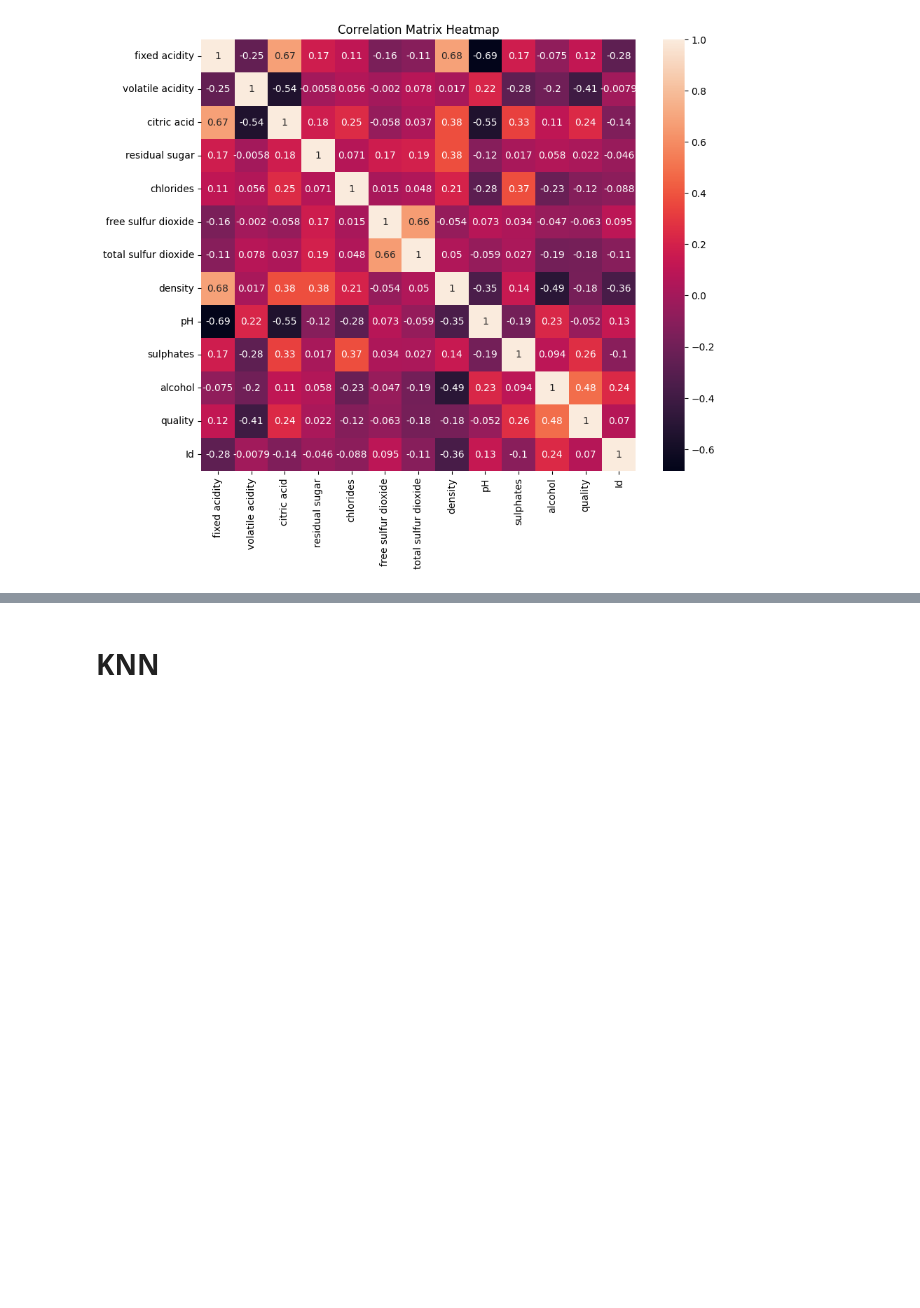
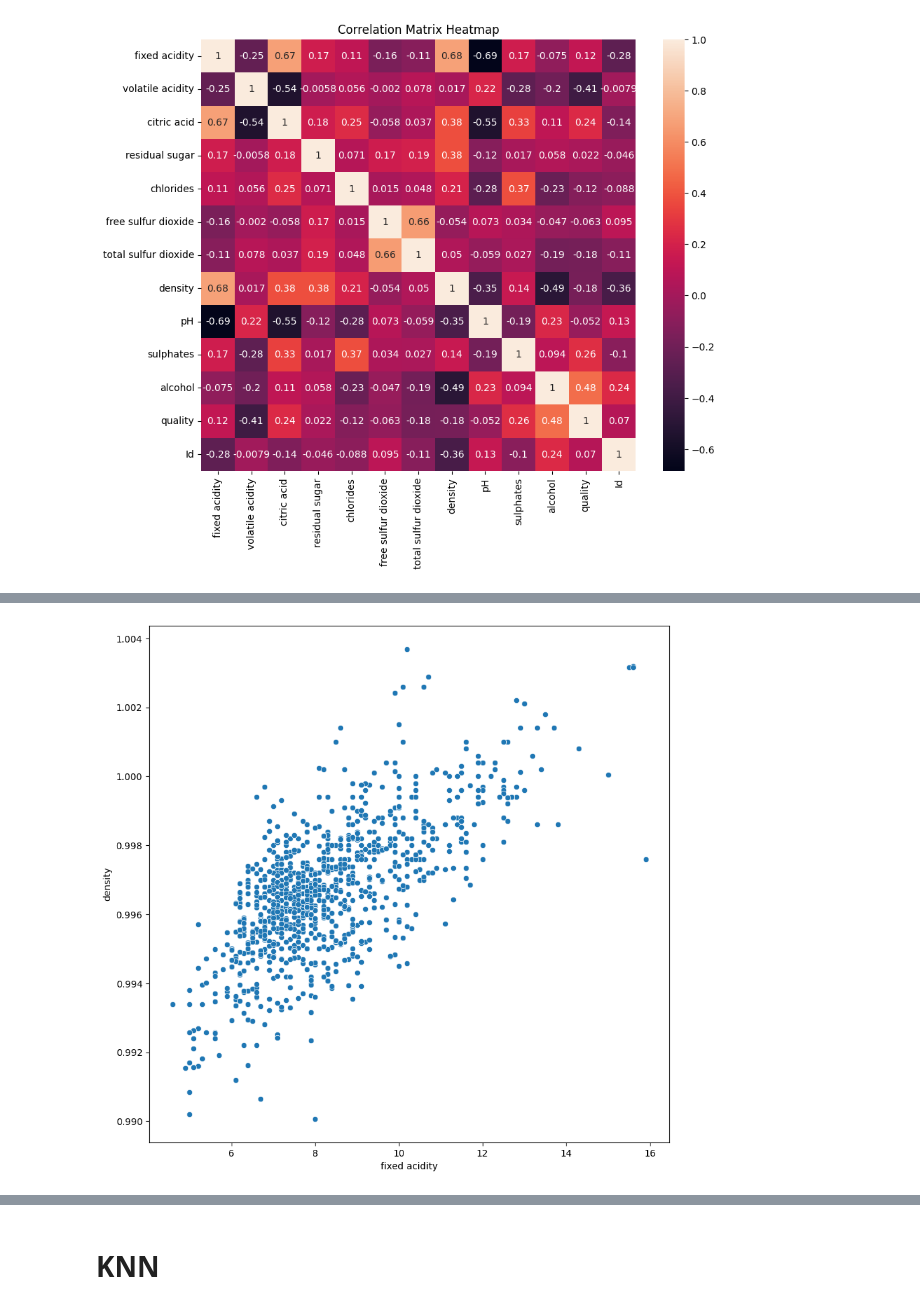
Before and after one commit to Noa810/gal, a Jupyter notebook: avocado.ipynb, the cells around one changed output, grey strips where cells are left out. Saved outputs shown, nothing was run; the diff lists cells and outputs as text; code cells hidden in the pictures; blank space fills up the shorter version.

```diff
--- a/avocado.ipynb
+++ b/avocado.ipynb
@@ -184,6 +202,8 @@ KeyError: 'firmness'
 # %%
 plt.figure(figsize=(10,10))
-sns.scatterplot(x = df['sound_db'] , y = df['size_cm3'])
+sns.scatterplot(x = df['fixed acidity'] , y = df['density'])
 plt.show()
+# %% [output]
+[figure, added]
 # %%
 plt.figure(figsize=(10,10))
```
Also changed, not shown: parts of 7 cells of this notebook.
